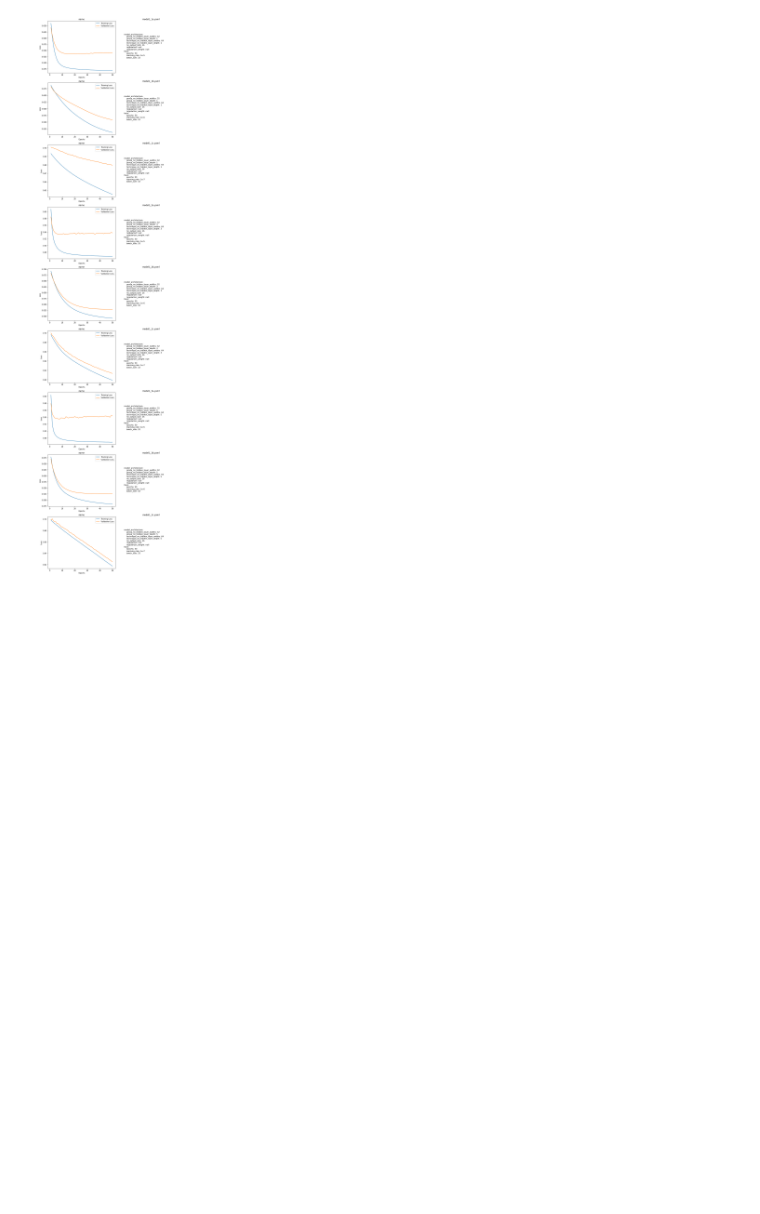
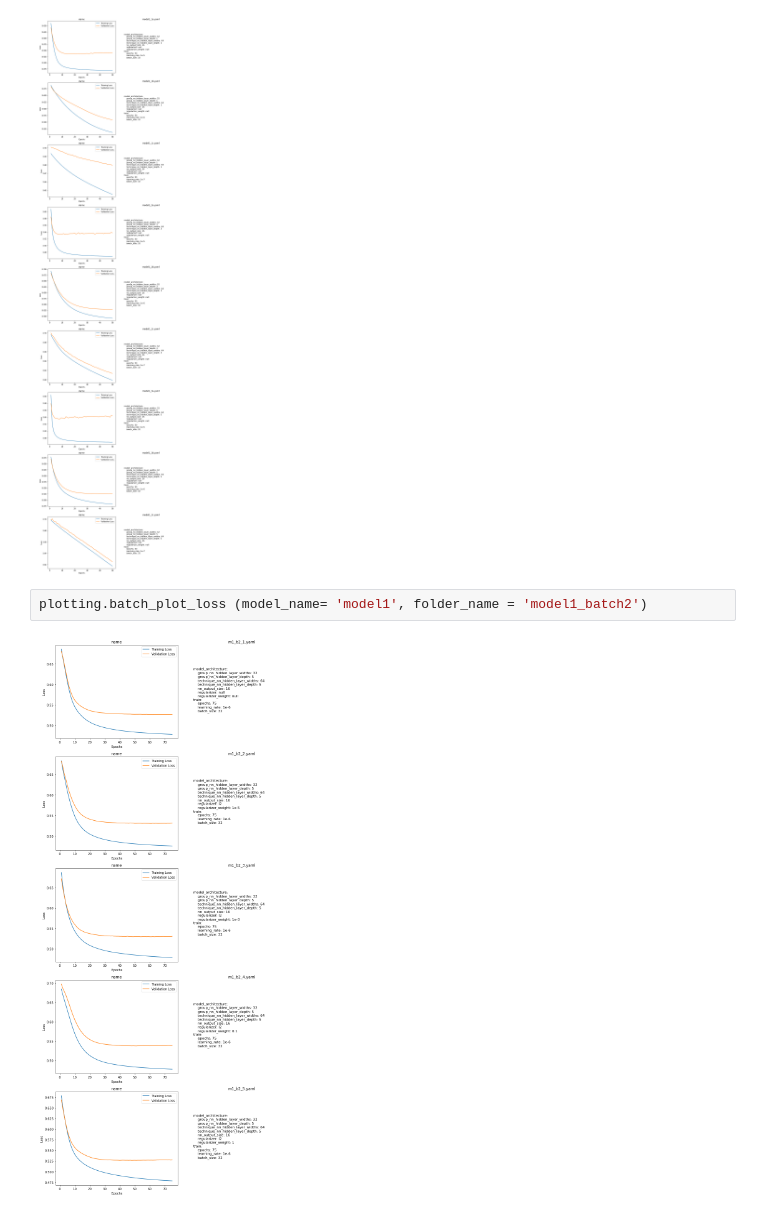
Before and after one commit to hcvu1050/hieuchivu-gt24-repo2, a Jupyter notebook: notebooks/plot_test.ipynb, the cells around one changed output. Saved outputs shown, nothing was run; the diff lists cells and outputs as text; blank space fills up the shorter version.

Commit message:
batch train 2

```diff
--- a/notebooks/plot_test.ipynb
+++ b/notebooks/plot_test.ipynb
@@ -11,3 +11,7 @@ from visualization import plotting
 plotting.batch_plot_loss (model_name= 'model1', folder_name = 'model1_batch1')
 # %% [output]
 [figure]
+# %%
+plotting.batch_plot_loss (model_name= 'model1', folder_name = 'model1_batch2')
+# %% [output]
+[figure, added]
```
Also changed, not shown: 39 other files.
